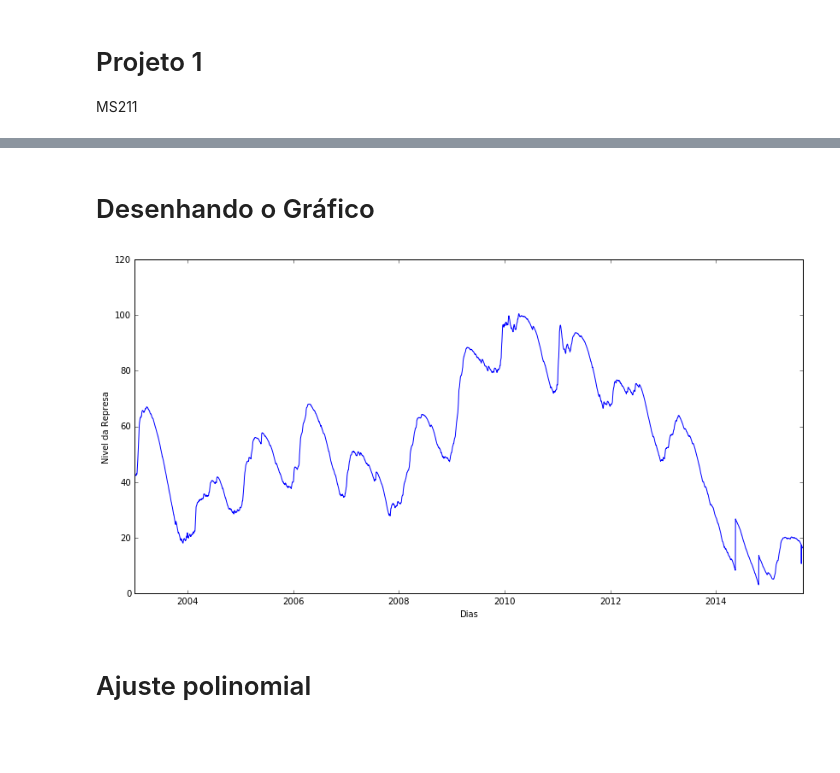
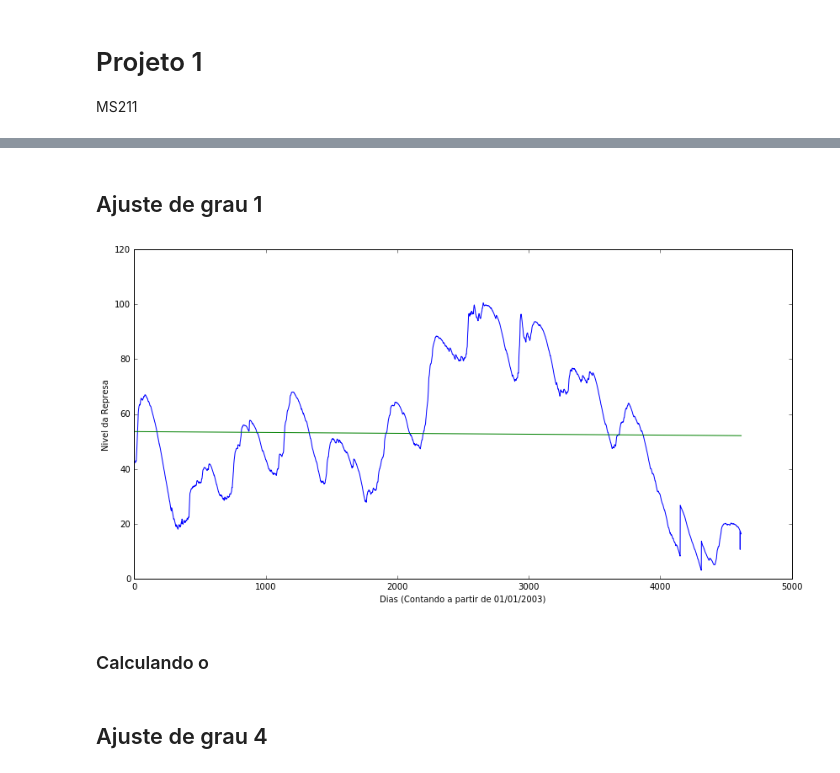
Before and after one commit to faciolihenrique/ms211, a Jupyter notebook: proj1.ipynb, the cells around one changed output, grey strips where cells are left out. Saved outputs shown, nothing was run; the diff lists cells and outputs as text; code cells hidden in the pictures; blank space fills up the shorter version.

Commit message:
4 polinomial

```diff
--- a/proj1.ipynb
+++ b/proj1.ipynb
@@ -26,16 +39,19 @@ for dado in dados:
+# %% [markdown]
+## Ajuste de grau 1
+# %%
+coeficientes = np.polyfit(dias,niveis,1)
+
+polinomio = np.poly1d(coeficientes)
+
+plt.plot(dias, niveis, dias, polinomio(dias))
+plt.ylabel('Nivel da Represa')
+plt.xlabel('Dias (Contando a partir de 01/01/2003)')
+plt.gcf().set_size_inches(14,7)
+plt.show()
+# %% [output]
+[figure, added]
 # %% [markdown]
-# Desenhando o Gráfico
+### Calculando o
-# %%
-%matplotlib inline
-
-
-plt.plot(datas,niveis, )
-plt.gcf().set_size_inches(14,7)
-plt.ylabel('Nivel da Represa')
-plt.xlabel('Dias')
-#plt.show()
-# %% [output]
-[figure, removed]
 # %% [markdown]
-# Ajuste polinomial
+## Ajuste de grau 4
 # %%
```
Also changed, not shown: parts of 3 cells of this notebook.
